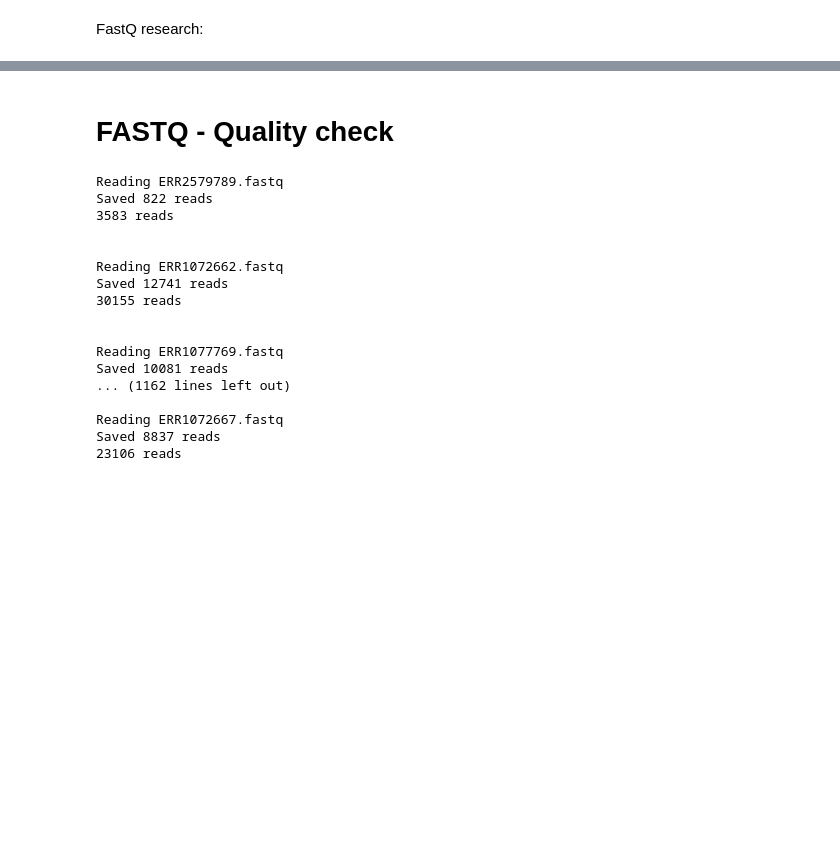
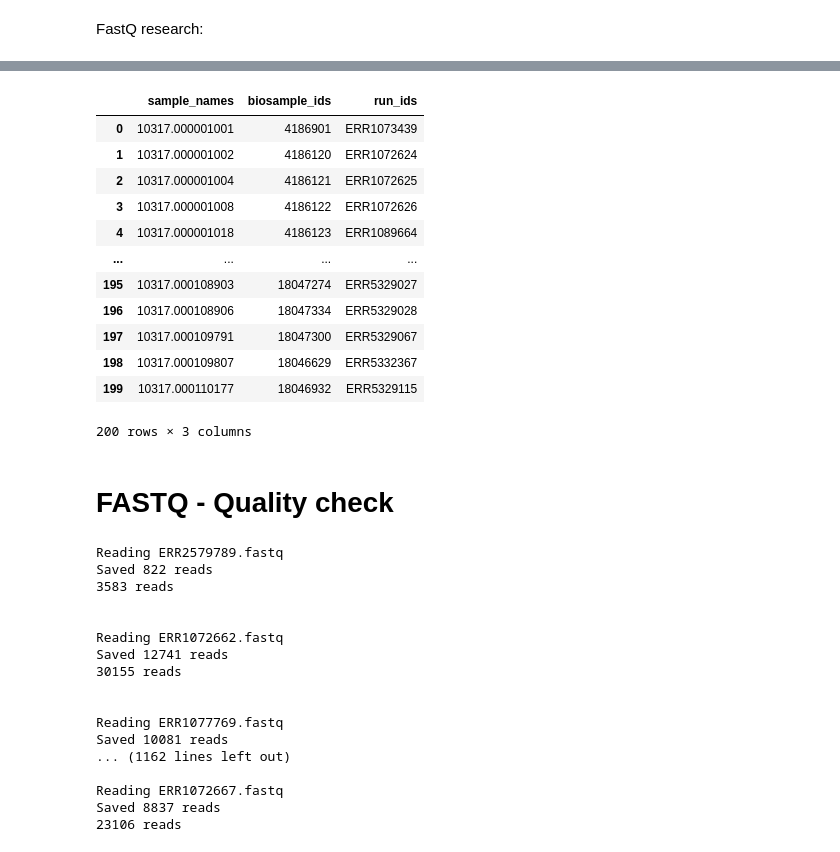
Before and after one commit to grusso98/gut-microbiota-diet, a Jupyter notebook: EDA.ipynb, the cells around one changed output, grey strips where cells are left out. Drawn from its saved outputs; the diff is of its cells as text; code cells hidden in the pictures; blank space fills up the shorter version.

```diff
--- a/EDA.ipynb
+++ b/EDA.ipynb
@@ -427,0 +420,6 @@ control_fastq.to_csv('control_fastq.csv')
+# %%
+data_control = data_control.loc[data_control['sample_name'].isin(control_fastq.sample_names)]
+data_treatment = data_treatment.loc[data_treatment['sample_name'].isin(treatment_fastq.sample_names)]
+# %%
+data_control = data_control.groupby(["sex","age_cat"]).head(10).reset_index(drop=True)
+data_treatment = data_treatment.head(100).reset_index(drop=True)
@@ -427,0 +428,21 @@ control_fastq.to_csv('control_fastq.csv')
+# %%
+control_fastq = control_fastq.loc[control_fastq.sample_names.isin(data_control['sample_name'])]
+treatment_fastq = treatment_fastq.loc[treatment_fastq.sample_names.isin(data_treatment['sample_name'])]
+# %%
+all_fastq = pd.concat([control_fastq,treatment_fastq]).reset_index(drop=True)
+# %%
+all_fastq
+# %% [output]
+|  | sample_names | biosample_ids | run_ids |
+| 0 | 10317.000001001 | 4186901 | ERR1073439 |
+| 1 | 10317.000001002 | 4186120 | ERR1072624 |
+| 2 | 10317.000001004 | 4186121 | ERR1072625 |
+| 3 | 10317.000001008 | 4186122 | ERR1072626 |
+| 4 | 10317.000001018 | 4186123 | ERR1089664 |
+| ... | ... | ... | ... |
+| 195 | 10317.000108903 | 18047274 | ERR5329027 |
+| 196 | 10317.000108906 | 18047334 | ERR5329028 |
+| 197 | 10317.000109791 | 18047300 | ERR5329067 |
+| 198 | 10317.000109807 | 18046629 | ERR5332367 |
+| 199 | 10317.000110177 | 18046932 | ERR5329115 |
+200 rows × 3 columns
```
Also changed, not shown: parts of 37 cells of this notebook.
